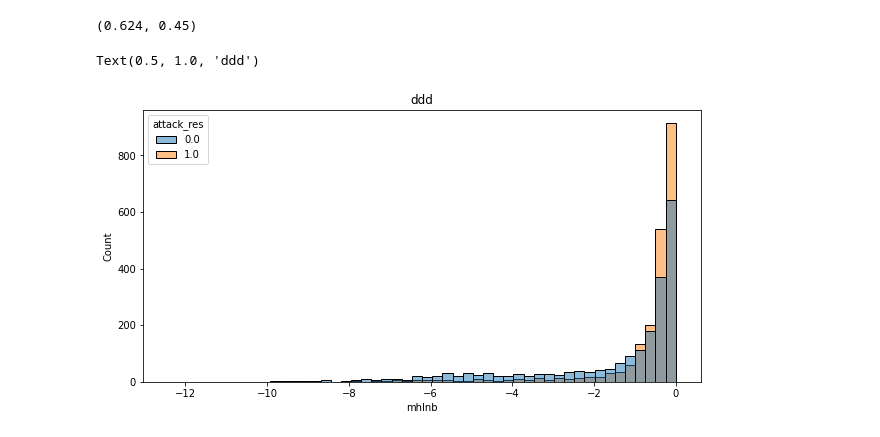
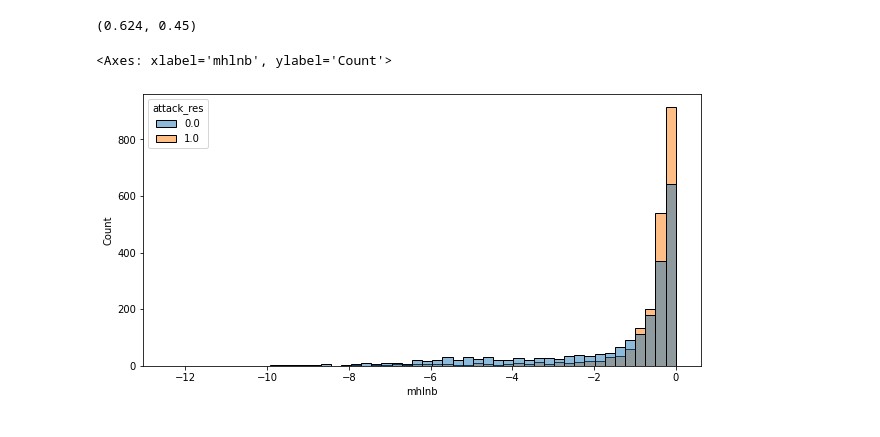
Before and after one commit to Tedonze/Adversarial_Attacks_NLP, a Jupyter notebook: odd_best_final.ipynb, the cells around one changed output. Drawn from its saved outputs; the diff is of its cells as text; code cells hidden in the pictures.

```diff
--- a/odd_best_final.ipynb
+++ b/odd_best_final.ipynb
@@ -650,7 +648,6 @@ dataset['mhlnb'] = distance
 # %%
 plt.figure(figsize=(10,5))
 sns.histplot(data=dataset, x="mhlnb", hue="attack_res",bins=50)
-plt.title('ddd')
 # %% [output]
-Text(0.5, 1.0, 'ddd')
+<Axes: xlabel='mhlnb', ylabel='Count'>
-[figure, old version]
+[figure, new version]
```
Also changed, not shown: parts of 3 cells of this notebook.
